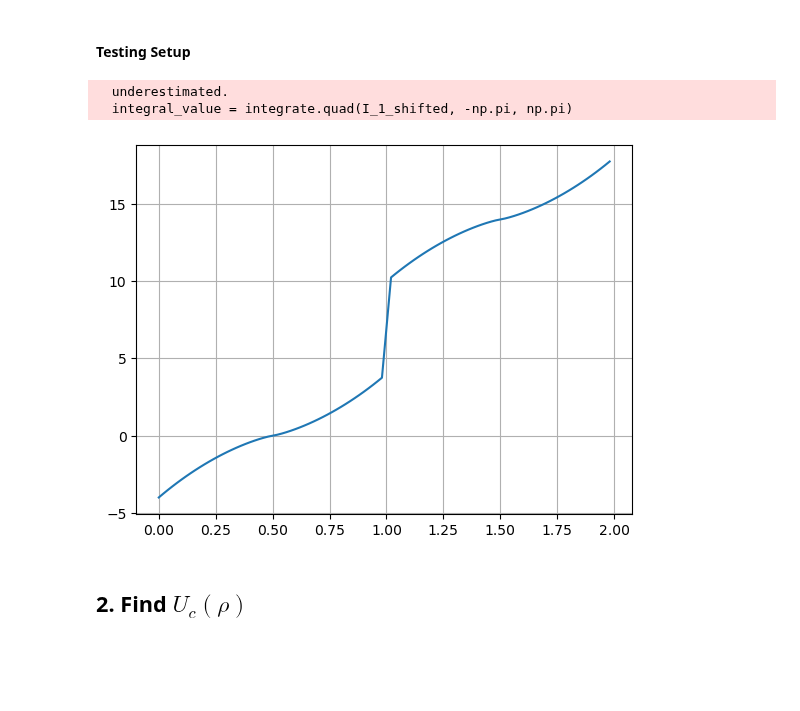
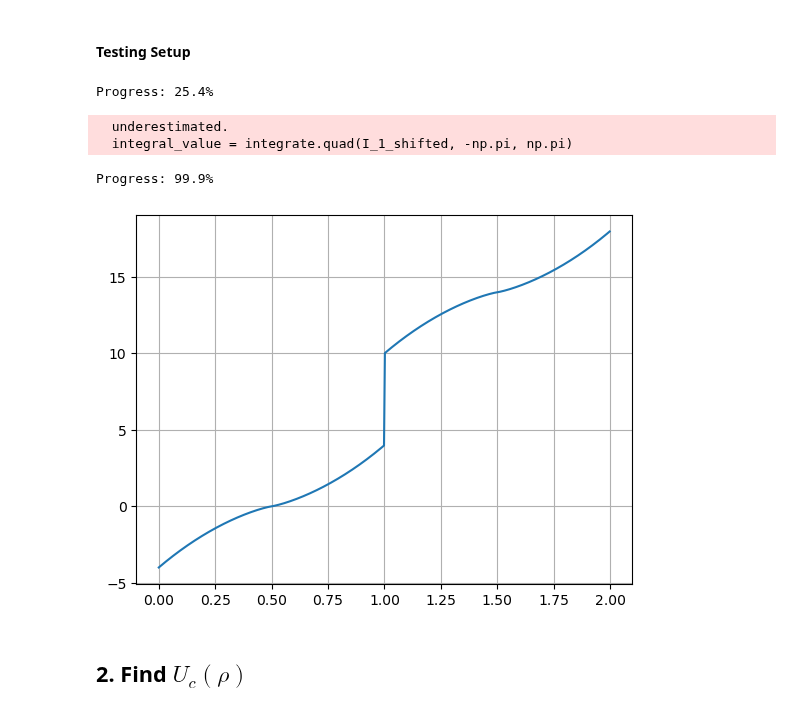
Before and after one commit to janjhch/bachelorthesis, a Jupyter notebook: phase_diagram/phase_diagram/phase_diagram_2D.ipynb, the cells around one changed output. Cells and saved outputs as stored; diff of their text form; code cells hidden in the pictures; blank space fills up the shorter version.

```diff
--- a/phase_diagram/phase_diagram/phase_diagram_2D.ipynb
+++ b/phase_diagram/phase_diagram/phase_diagram_2D.ipynb
@@ -70,15 +70,17 @@ def one_plot(x_array, y_array,x_label, y_label, title):
 # %% [markdown]
 #### Testing Setup
 # %%
-rho_values = np.linspace(0, 2, 100, endpoint=False)
+rho_values = np.linspace(0, 2, 1000, endpoint=False)
 
 mu_values = create_mu_list(rho_values, 14)
 
 one_plot(rho_values, mu_values, '','','')
 # %% [output]
-  underestimated.
-  integral_value = integrate.quad(I_1_shifted, -np.pi, np.pi)
+Progress: 25.4%
+  underestimated.
+  integral_value = integrate.quad(I_1_shifted, -np.pi, np.pi)
+Progress: 99.9%
-[figure, old version]
+[figure, new version]
 # %% [markdown]
 ## 2. Find $U_c(\rho)$
 # %% [markdown]
```
Also changed, not shown: parts of 6 cells of this notebook, 3 other files.
